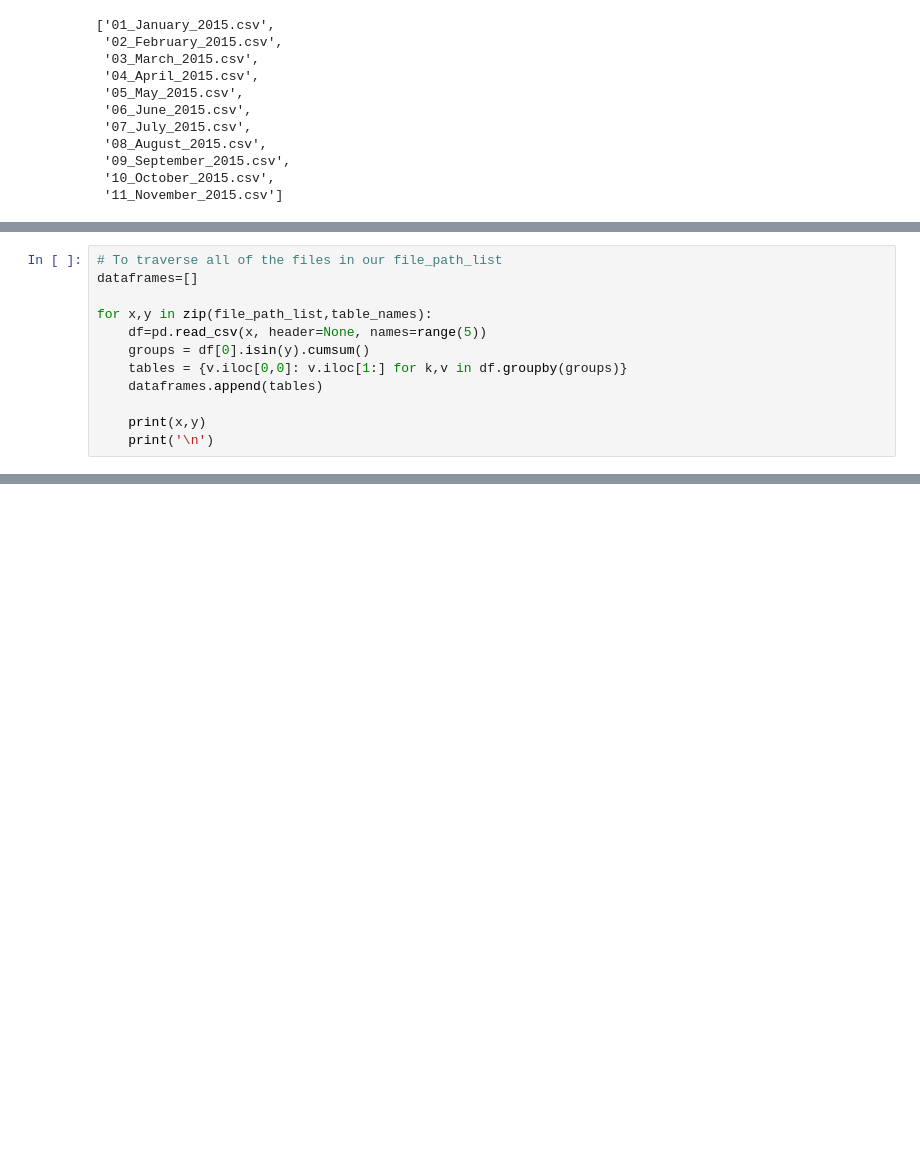
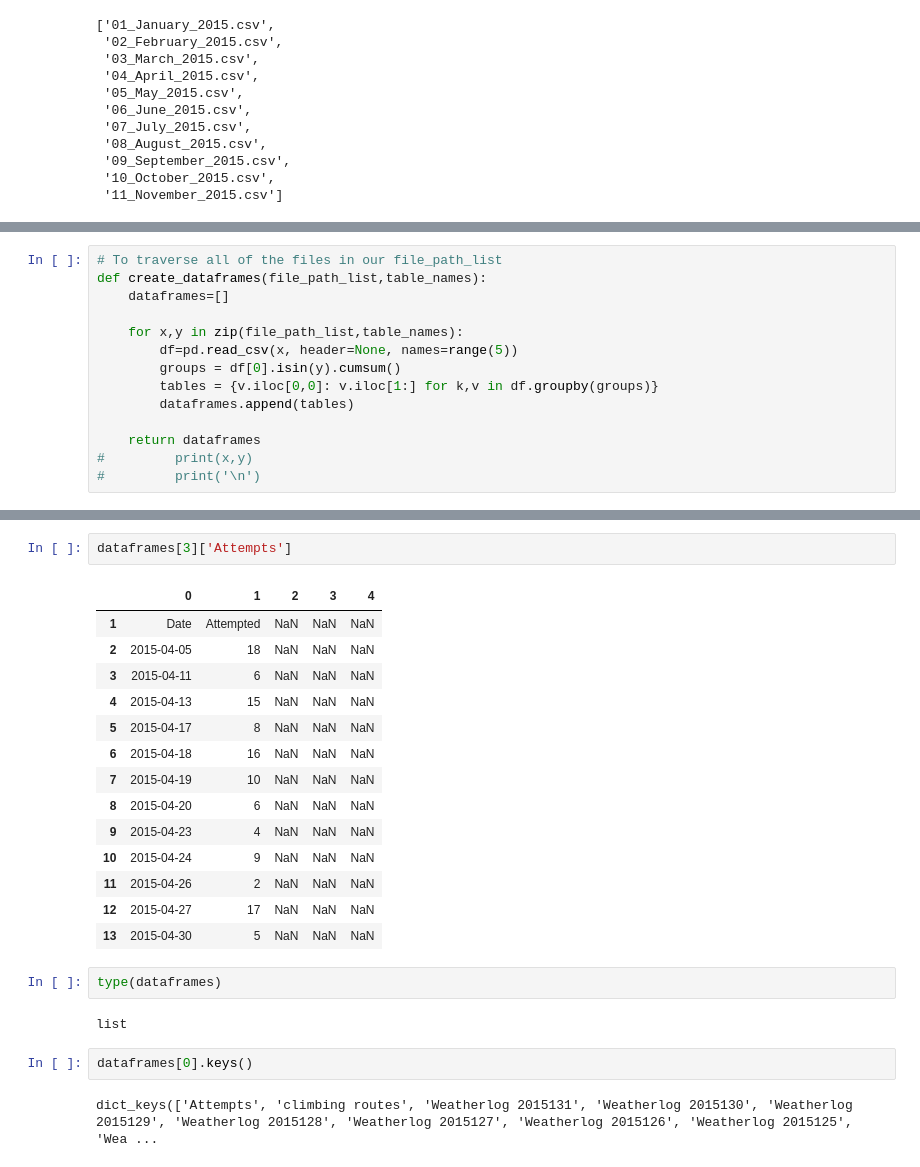
Before and after one commit to SaraPena/mount_rainier, a Jupyter notebook: study_hall_07_04_21.ipynb, the cells around one changed output, grey strips where cells are left out. Drawn from its saved outputs; the diff is of its cells as text; blank space fills up the shorter version.

```diff
--- a/study_hall_07_04_21.ipynb
+++ b/study_hall_07_04_21.ipynb
@@ -368,12 +402,14 @@ table_names
 # %%
 # To traverse all of the files in our file_path_list
-dataframes=[]
+def create_dataframes(file_path_list,table_names):
+    dataframes=[]
 
-for x,y in zip(file_path_list,table_names):
-    df=pd.read_csv(x, header=None, names=range(5))
-    groups = df[0].isin(y).cumsum()
-    tables = {v.iloc[0,0]: v.iloc[1:] for k,v in df.groupby(groups)}
-    dataframes.append(tables)
+    for x,y in zip(file_path_list,table_names):
+        df=pd.read_csv(x, header=None, names=range(5))
+        groups = df[0].isin(y).cumsum()
+        tables = {v.iloc[0,0]: v.iloc[1:] for k,v in df.groupby(groups)}
+        dataframes.append(tables)
 
-    print(x,y)
-    print('\n')
+    return dataframes
+#         print(x,y)
+#         print('\n')
@@ -439,0 +508,25 @@ pandas.core.frame.DataFrame
+# %%
+dataframes[3]['Attempts']
+# %% [output]
+|  | 0 | 1 | 2 | 3 | 4 |
+| 1 | Date | Attempted | NaN | NaN | NaN |
+| 2 | 2015-04-05 | 18 | NaN | NaN | NaN |
+| 3 | 2015-04-11 | 6 | NaN | NaN | NaN |
+| 4 | 2015-04-13 | 15 | NaN | NaN | NaN |
+| 5 | 2015-04-17 | 8 | NaN | NaN | NaN |
+| 6 | 2015-04-18 | 16 | NaN | NaN | NaN |
+| 7 | 2015-04-19 | 10 | NaN | NaN | NaN |
+| 8 | 2015-04-20 | 6 | NaN | NaN | NaN |
+| 9 | 2015-04-23 | 4 | NaN | NaN | NaN |
+| 10 | 2015-04-24 | 9 | NaN | NaN | NaN |
+| 11 | 2015-04-26 | 2 | NaN | NaN | NaN |
+| 12 | 2015-04-27 | 17 | NaN | NaN | NaN |
+| 13 | 2015-04-30 | 5 | NaN | NaN | NaN |
+# %%
+type(dataframes)
+# %% [output]
+list
+# %%
+dataframes[0].keys()
+# %% [output]
+dict_keys(['Attempts', 'climbing routes', 'Weatherlog 2015131', 'Weatherlog 2015130', 'Weatherlog 2015129', 'Weatherlog 2015128', 'Weatherlog 2015127', 'Weatherlog 2015126', 'Weatherlog 2015125', 'Wea ...
```
Also changed, not shown: parts of 48 cells of this notebook.
